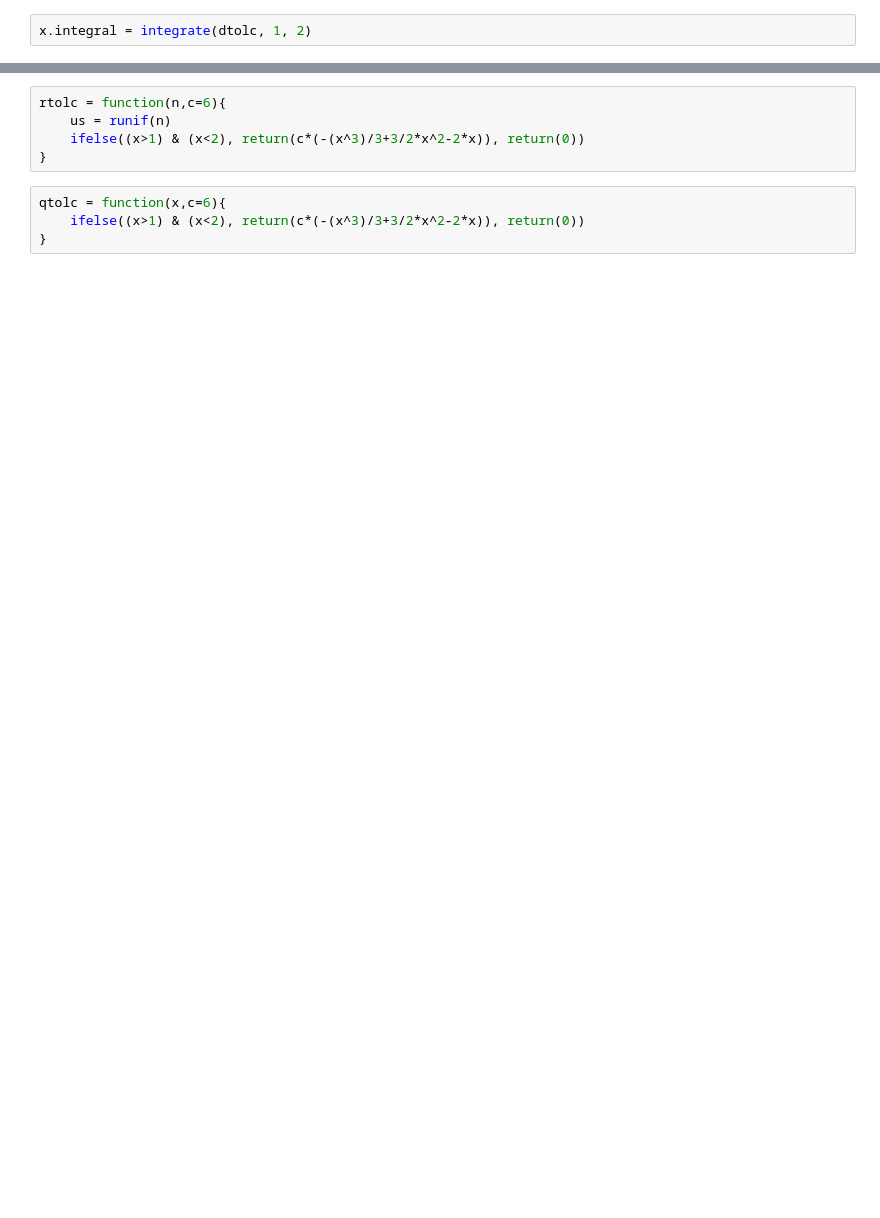
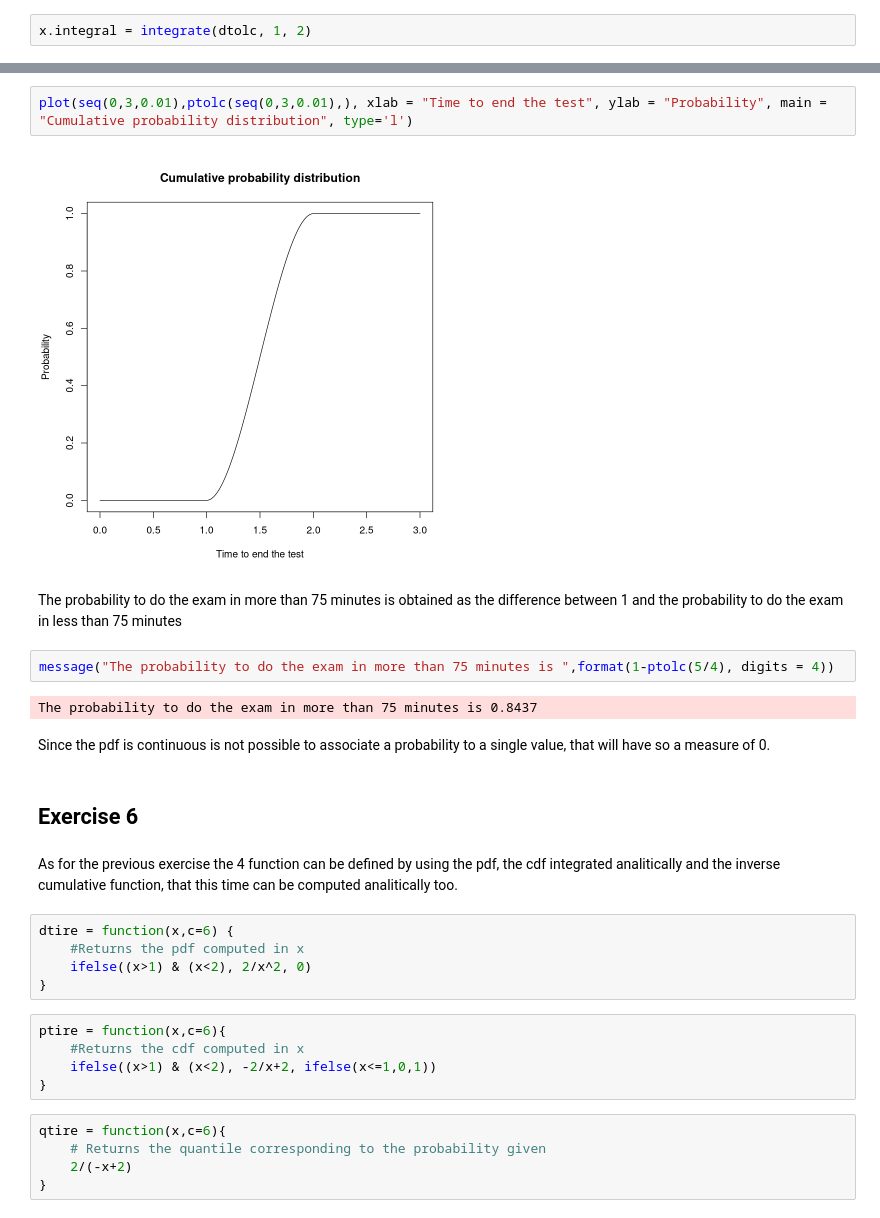
Before and after one commit to Confizolo/PoDProjects, a Jupyter notebook: ASfPA/Ex02/Ex02.ipynb, the cells around one changed output, grey strips where cells are left out. Drawn from its saved outputs; the diff is of its cells as text; blank space fills up the shorter version.

```diff
--- a/ASfPA/Ex02/Ex02.ipynb
+++ b/ASfPA/Ex02/Ex02.ipynb
@@ -75,9 +123,31 @@ ptolc = function(x,c=6){
+# %%
+plot(seq(0,3,0.01),ptolc(seq(0,3,0.01),), xlab = "Time to end the test", ylab = "Probability", main = "Cumulative probability distribution", type='l')
+# %% [output]
+[figure, added]
+# %% [markdown]
+The probability to do the exam in more than 75 minutes is obtained as the difference between 1 and the probability to do the exam in less than 75 minutes
+# %%
+message("The probability to do the exam in more than 75 minutes is ",format(1-ptolc(5/4), digits = 4))
+# %% [output]
+The probability to do the exam in more than 75 minutes is 0.8437
+# %% [markdown]
+Since the pdf is continuous is not possible to associate a probability to a single value, that will have so a measure of 0.
+# %% [markdown]
+## Exercise 6
+# %% [markdown]
+As for the previous exercise the 4 function can be defined by using the pdf, the cdf integrated analitically and the inverse cumulative function, that this time can be computed analitically too.
 # %%
-rtolc = function(n,c=6){
-    us = runif(n)
-    ifelse((x>1) & (x<2), return(c*(-(x^3)/3+3/2*x^2-2*x)), return(0))
+dtire = function(x,c=6) {
+    #Returns the pdf computed in x
+    ifelse((x>1) & (x<2), 2/x^2, 0)
 }
 # %%
-qtolc = function(x,c=6){
-    ifelse((x>1) & (x<2), return(c*(-(x^3)/3+3/2*x^2-2*x)), return(0))
+ptire = function(x,c=6){
+    #Returns the cdf computed in x
+    ifelse((x>1) & (x<2), -2/x+2, ifelse(x<=1,0,1))
 }
+# %%
+qtire = function(x,c=6){
+    # Returns the quantile corresponding to the probability given
+    2/(-x+2)
+}
```
Also changed, not shown: parts of 44 cells of this notebook, 1 other file.
